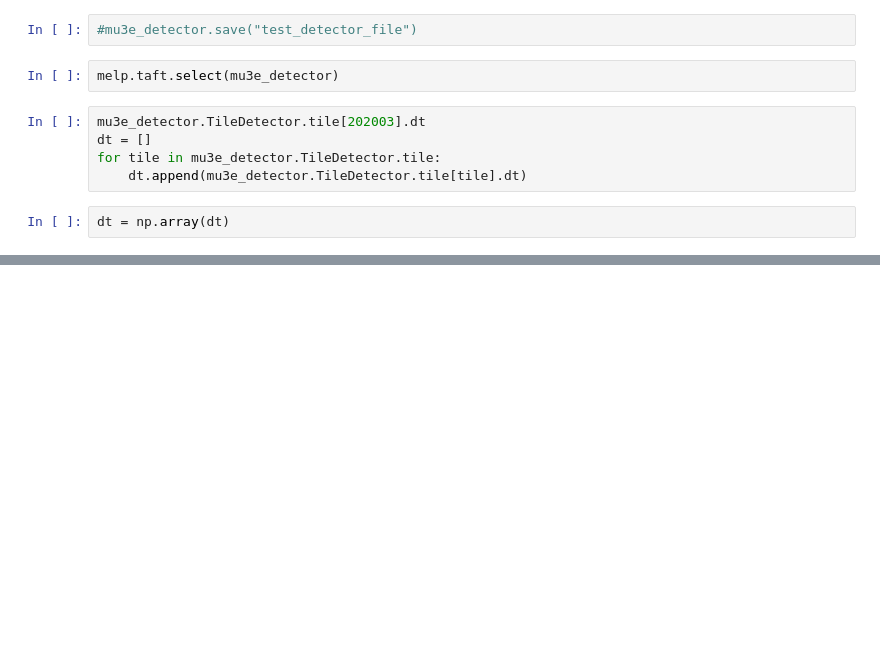
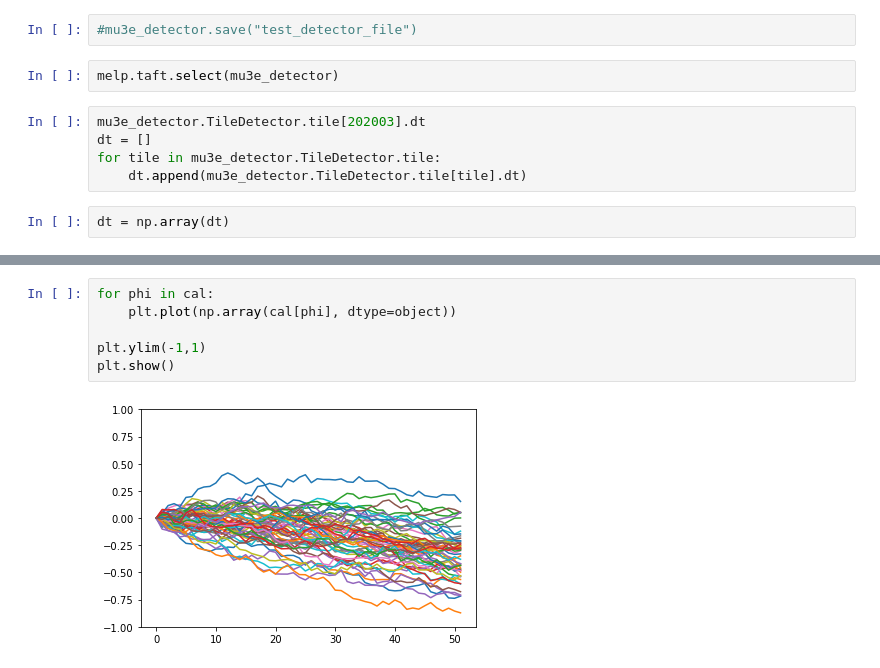
Before and after one commit to maximilianKoeper/melp, a Jupyter notebook: example_taft_v2.ipynb, the cells around one changed output, grey strips where cells are left out. Saved outputs shown, nothing was run; the diff lists cells and outputs as text; blank space fills up the shorter version.

```diff
--- a/example_taft_v2.ipynb
+++ b/example_taft_v2.ipynb
@@ -89,0 +80,8 @@ plt.show()
+# %%
+for phi in cal:
+    plt.plot(np.array(cal[phi], dtype=object))
+
+plt.ylim(-1,1)
+plt.show()
+# %% [output]
+[figure, added]
```
Also changed, not shown: parts of 5 cells of this notebook, 1 other file.
